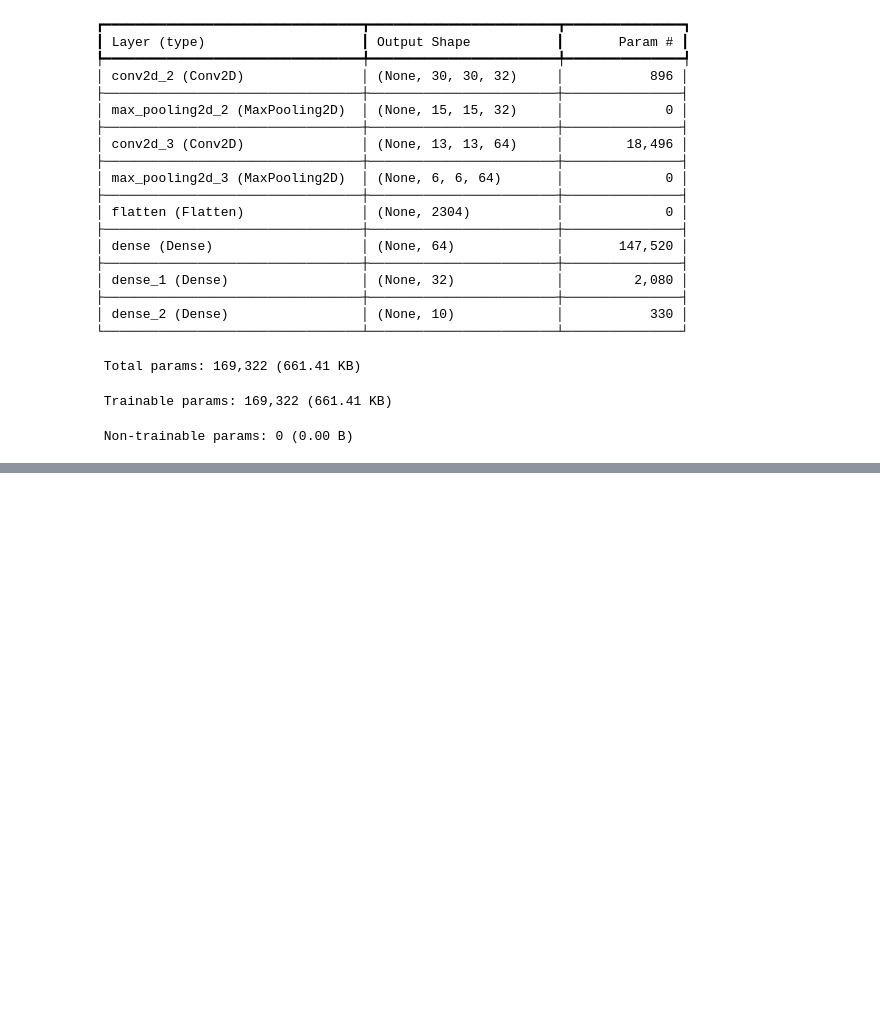
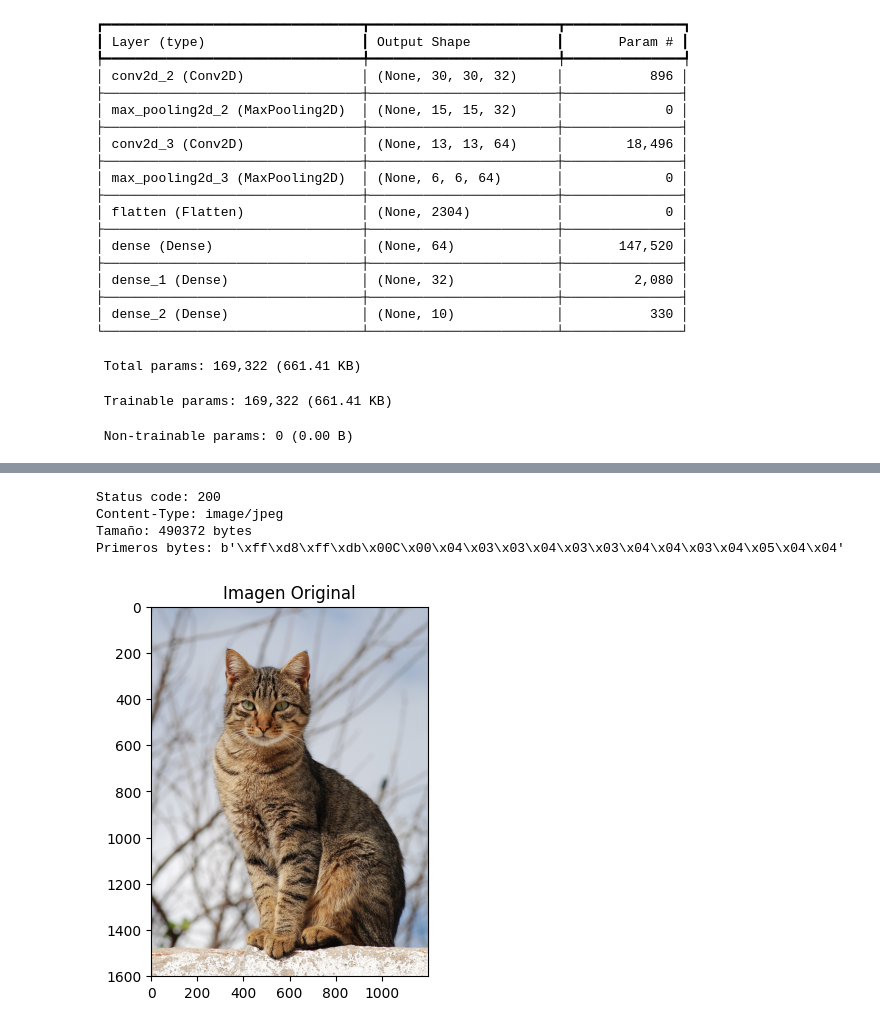
Before and after one commit to PRISTERX/CienciadedatosMint, a Jupyter notebook: CIENCIA DE DATOS /modelo_convolucionales.ipynb, the cells around one changed output, grey strips where cells are left out. Drawn from its saved outputs; the diff is of its cells as text; code cells hidden in the pictures; blank space fills up the shorter version.

```diff
--- a/CIENCIA DE DATOS /modelo_convolucionales.ipynb
+++ b/CIENCIA DE DATOS /modelo_convolucionales.ipynb
@@ -173,0 +217,35 @@ Model: "sequential_1"
+# %%
+import requests
+from io import BytesIO
+from PIL import Image
+import matplotlib.pyplot as plt
+
+url = "https://upload.wikimedia.org/wikipedia/commons/thumb/4/4d/Cat_November_2010-1a.jpg/1200px-Cat_November_2010-1a.jpg"
+
+headers = {
+    "User-Agent": "Mozilla/5.0 (Windows NT 10.0; Win64; x64) AppleWebKit/537.36"
+}
+
+response = requests.get(url, headers=headers, timeout=10)
+
+print(f"Status code: {response.status_code}")
+print(f"Content-Type: {response.headers.get('Content-Type')}")
+print(f"Tamaño: {len(response.content)} bytes")
+print(f"Primeros bytes: {response.content[:20]}")  # los primeros bytes revelan el tipo de archivo
+
+# Solo abre si es imagen
+if response.status_code == 200 and "image" in response.headers.get("Content-Type", ""):
+    img = Image.open(BytesIO(response.content))
+    plt.imshow(img)
+    plt.title('Imagen Original')
+    plt.axis('on')
+    plt.show()
+else:
+    print("No se recibió una imagen válida")
+    print("Respuesta del servidor:", response.text[:500])
+# %% [output]
+Status code: 200
+Content-Type: image/jpeg
+Tamaño: 490372 bytes
+Primeros bytes: b'\xff\xd8\xff\xdb\x00C\x00\x04\x03\x03\x04\x03\x03\x04\x04\x03\x04\x05\x04\x04'
+[figure, added]
```
Also changed, not shown: parts of 5 cells of this notebook.
